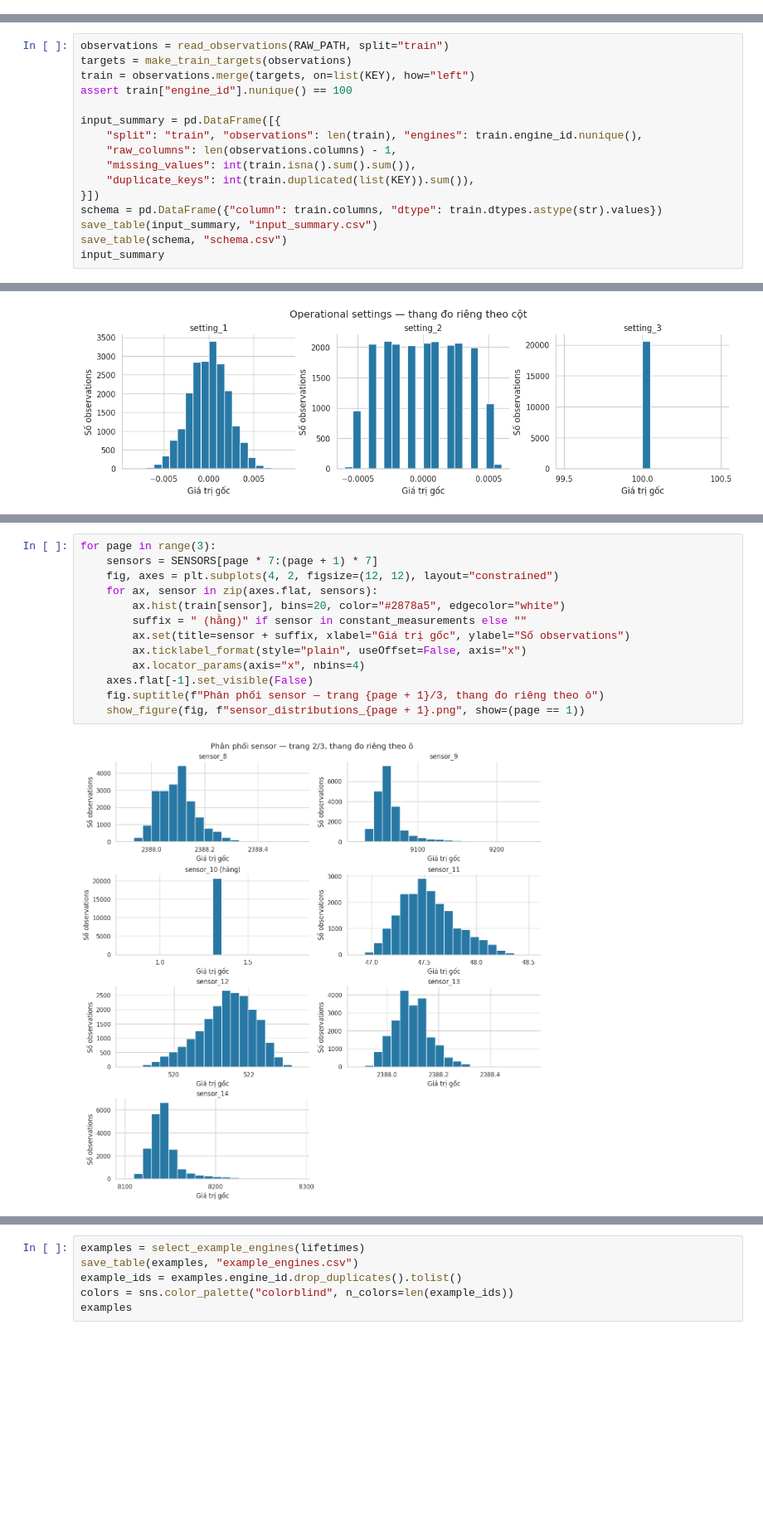
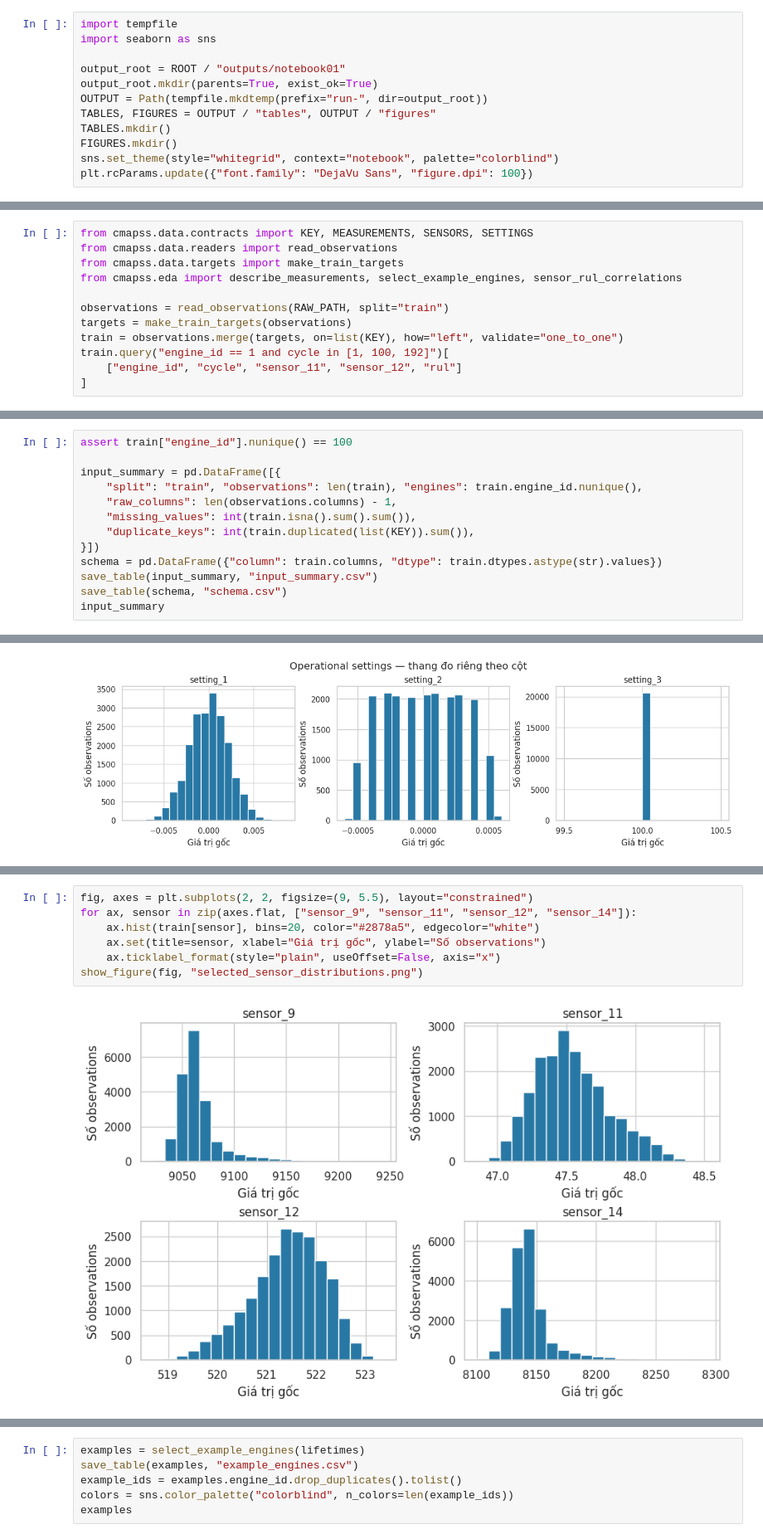
Before and after one commit to ti014/tinasa-cmapss-rul-prediction, a Jupyter notebook: notebooks/01_fd001_eda.ipynb, the cells around one changed output, grey strips where cells are left out. Shown at 83% size. Saved outputs shown, nothing was run; the diff lists cells and outputs as text; blank space fills up the shorter version.

```diff
--- a/notebooks/01_fd001_eda.ipynb
+++ b/notebooks/01_fd001_eda.ipynb
@@ -38,0 +26,12 @@ plt.rcParams.update({"font.family": "DejaVu Sans", "axes.spines.top": False,
+# %%
+import tempfile
+import seaborn as sns
+
+output_root = ROOT / "outputs/notebook01"
+output_root.mkdir(parents=True, exist_ok=True)
+OUTPUT = Path(tempfile.mkdtemp(prefix="run-", dir=output_root))
+TABLES, FIGURES = OUTPUT / "tables", OUTPUT / "figures"
+TABLES.mkdir()
+FIGURES.mkdir()
+sns.set_theme(style="whitegrid", context="notebook", palette="colorblind")
+plt.rcParams.update({"font.family": "DejaVu Sans", "figure.dpi": 100})
@@ -38,0 +44,12 @@ plt.rcParams.update({"font.family": "DejaVu Sans", "axes.spines.top": False,
+# %%
+from cmapss.data.contracts import KEY, MEASUREMENTS, SENSORS, SETTINGS
+from cmapss.data.readers import read_observations
+from cmapss.data.targets import make_train_targets
+from cmapss.eda import describe_measurements, select_example_engines, sensor_rul_correlations
+
+observations = read_observations(RAW_PATH, split="train")
+targets = make_train_targets(observations)
+train = observations.merge(targets, on=list(KEY), how="left", validate="one_to_one")
+train.query("engine_id == 1 and cycle in [1, 100, 192]")[
+    ["engine_id", "cycle", "sensor_11", "sensor_12", "rul"]
+]
@@ -55,7 +74,4 @@ RUL = cycle cuối của động cơ − cycle hiện tại. Ví dụ động c
 # %%
-observations = read_observations(RAW_PATH, split="train")
-targets = make_train_targets(observations)
-train = observations.merge(targets, on=list(KEY), how="left")
 assert train["engine_id"].nunique() == 100
 
 input_summary = pd.DataFrame([{
@@ -206,16 +242,10 @@ và hiện trang 2 (sensor 8 đến 14), là trang có nhiều điều đáng n
 # %%
-for page in range(3):
-    sensors = SENSORS[page * 7:(page + 1) * 7]
-    fig, axes = plt.subplots(4, 2, figsize=(12, 12), layout="constrained")
-    for ax, sensor in zip(axes.flat, sensors):
-        ax.hist(train[sensor], bins=20, color="#2878a5", edgecolor="white")
-        suffix = " (hằng)" if sensor in constant_measurements else ""
-        ax.set(title=sensor + suffix, xlabel="Giá trị gốc", ylabel="Số observations")
-        ax.ticklabel_format(style="plain", useOffset=False, axis="x")
-        ax.locator_params(axis="x", nbins=4)
-    axes.flat[-1].set_visible(False)
-    fig.suptitle(f"Phân phối sensor — trang {page + 1}/3, thang đo riêng theo ô")
-    show_figure(fig, f"sensor_distributions_{page + 1}.png", show=(page == 1))
+fig, axes = plt.subplots(2, 2, figsize=(9, 5.5), layout="constrained")
+for ax, sensor in zip(axes.flat, ["sensor_9", "sensor_11", "sensor_12", "sensor_14"]):
+    ax.hist(train[sensor], bins=20, color="#2878a5", edgecolor="white")
+    ax.set(title=sensor, xlabel="Giá trị gốc", ylabel="Số observations")
+    ax.ticklabel_format(style="plain", useOffset=False, axis="x")
+show_figure(fig, "selected_sensor_distributions.png")
 # %% [output]
-[figure, old version]
+[figure, new version]
 # %% [markdown]
```
Also changed, not shown: parts of 47 cells of this notebook, 10 other files.
